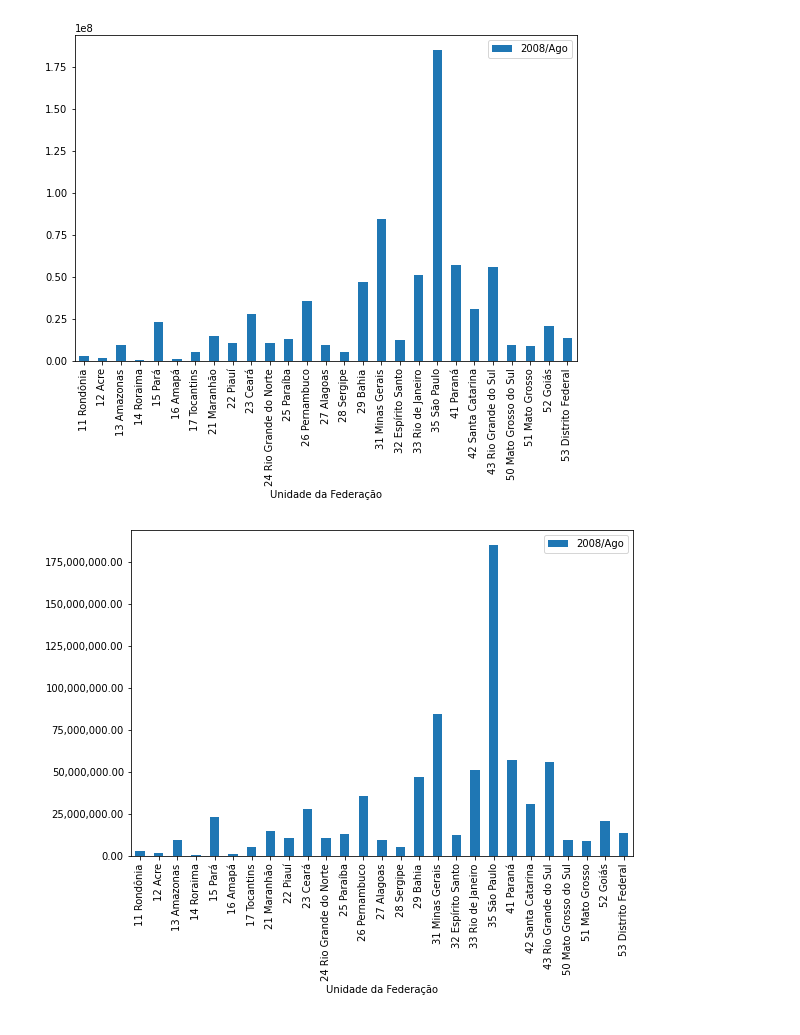
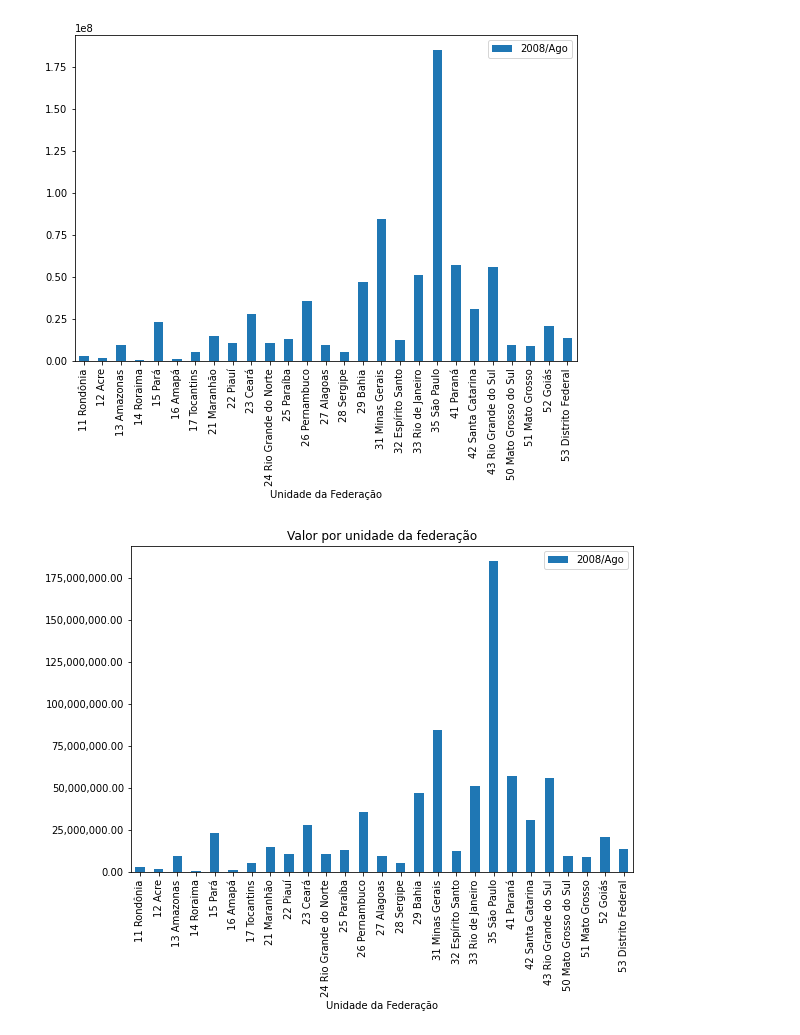
Before and after one commit to rabastos44/Bootcamp-Data-Science-Alura, a Jupyter notebook: BootCampDS.ipynb, the cells around one changed output. Drawn from its saved outputs; the diff is of its cells as text; code cells hidden in the pictures.

```diff
--- a/BootCampDS.ipynb
+++ b/BootCampDS.ipynb
@@ -79,10 +73,10 @@ dados.plot(x="Unidade da Federação", y="2008/Ago", kind="bar", figsize=(9,6))
 # %%
 import matplotlib.pyplot as plt
 import matplotlib.ticker as ticker
 
 ax = dados.plot(x="Unidade da Federação", y="2008/Ago", kind="bar", figsize=(9,6))
 ax.yaxis.set_major_formatter(ticker.StrMethodFormatter("{x:,.2f}"))
-plt.title="Valor por unidade da federação"
+plt.title("Valor por unidade da federação")
 plt.show()
 # %% [output]
-[figure, old version]
+[figure, new version]
```
Also changed, not shown: parts of 1 cell of this notebook.
